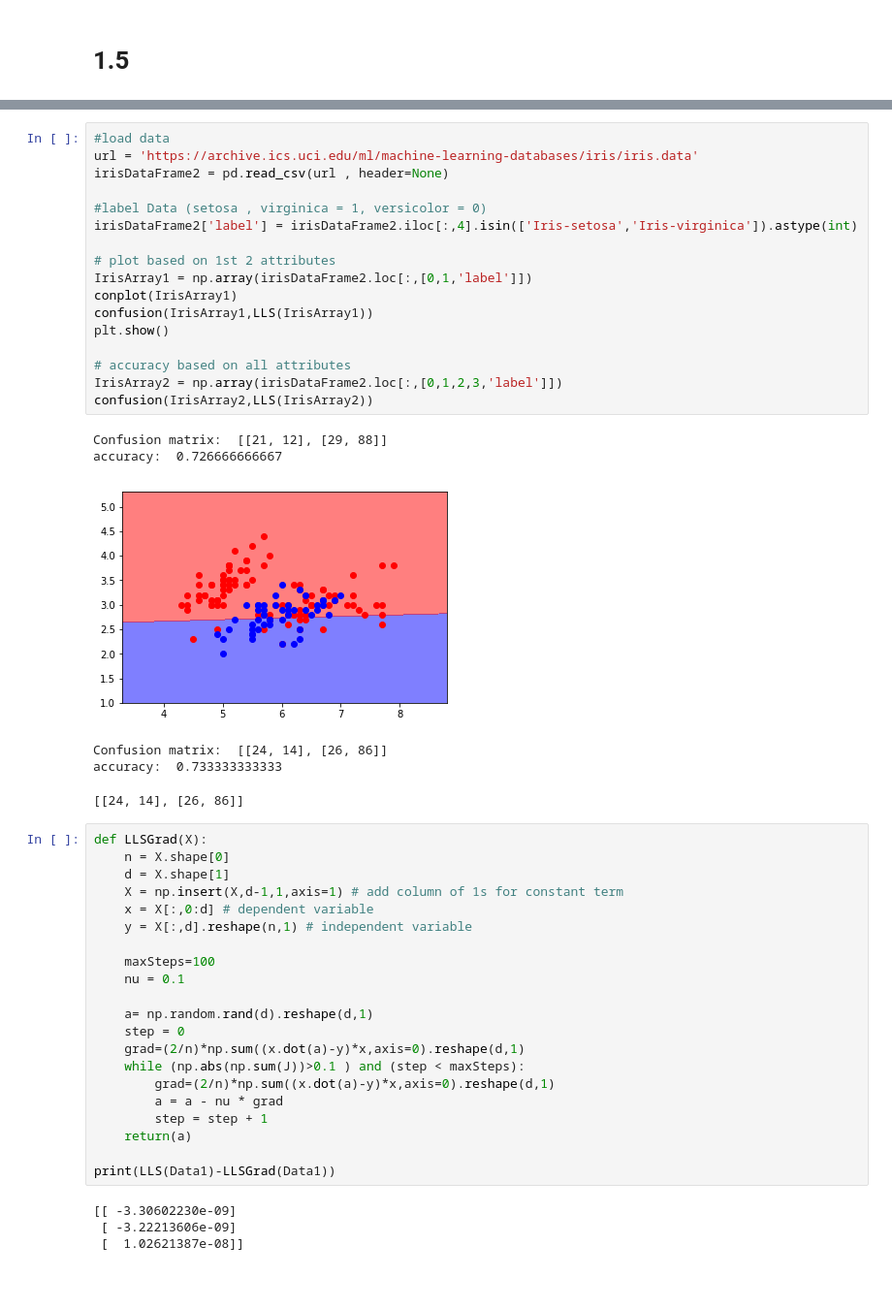
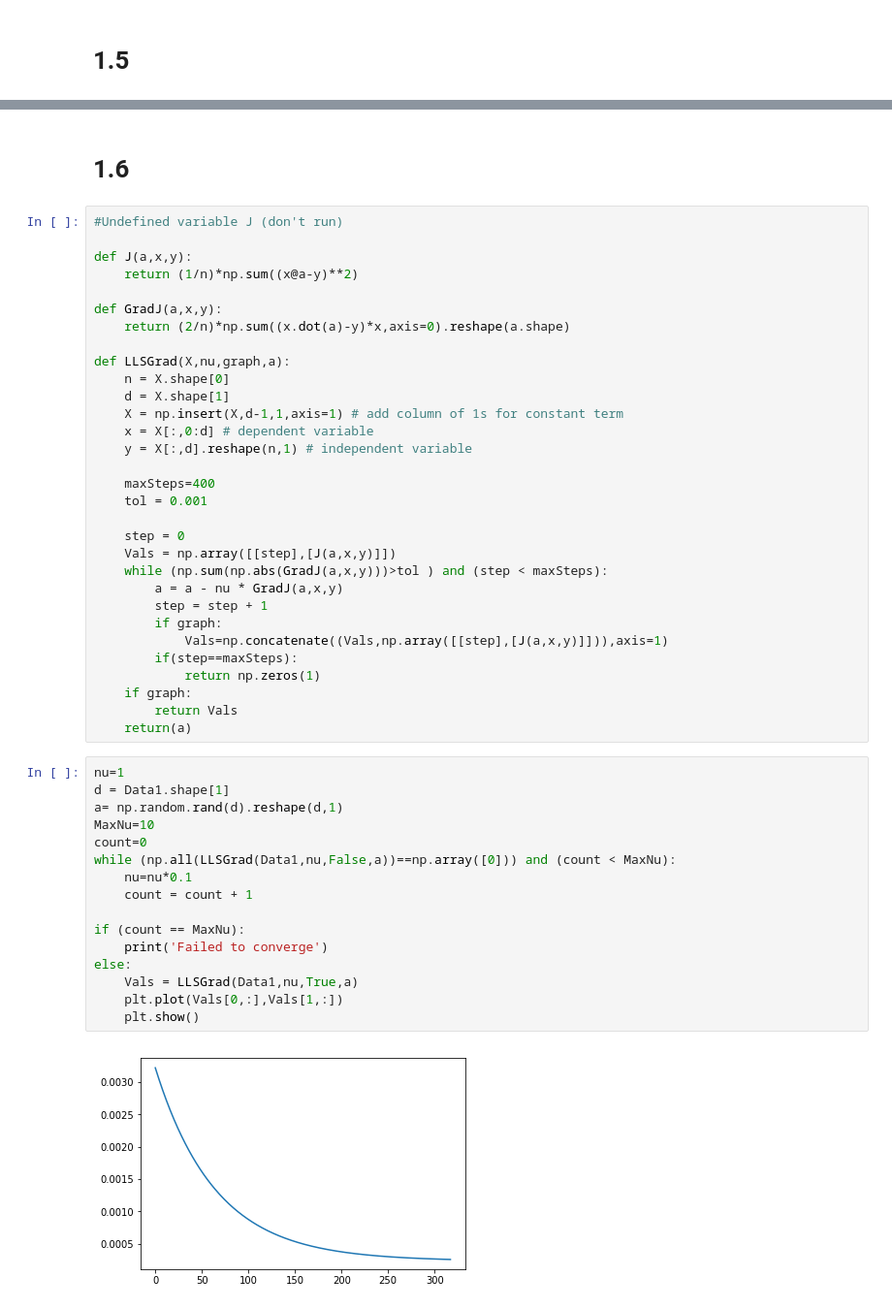
Before and after one commit to libbylb/Machine-Learning-Practical-Lab, a Jupyter notebook: Sheet 1.ipynb, the cells around one changed output, grey strips where cells are left out. Shown at 97% size. Drawn from its saved outputs; the diff is of its cells as text; blank space fills up the shorter version.

```diff
--- a/Sheet 1.ipynb
+++ b/Sheet 1.ipynb
@@ -178,52 +180,54 @@ confusion(IrisArray2,LLS(IrisArray2))
 Confusion matrix:  [[50, 0], [0, 100]]
 accuracy:  1.0
 [[50, 0], [0, 100]]
-# %%
-#load data
-url = 'https://archive.ics.uci.edu/ml/machine-learning-databases/iris/iris.data'
-irisDataFrame2 = pd.read_csv(url , header=None)
-
-#label Data (setosa , virginica = 1, versicolor = 0)
-irisDataFrame2['label'] = irisDataFrame2.iloc[:,4].isin(['Iris-setosa','Iris-virginica']).astype(int)
-
-# plot based on 1st 2 attributes
-IrisArray1 = np.array(irisDataFrame2.loc[:,[0,1,'label']])
-conplot(IrisArray1)
-confusion(IrisArray1,LLS(IrisArray1))
-plt.show()
-
-# accuracy based on all attributes
-IrisArray2 = np.array(irisDataFrame2.loc[:,[0,1,2,3,'label']])
-confusion(IrisArray2,LLS(IrisArray2))
-# %% [output]
-Confusion matrix:  [[21, 12], [29, 88]]
-accuracy:  0.726666666667
-[figure, removed]
-Confusion matrix:  [[24, 14], [26, 86]]
-accuracy:  0.733333333333
-[[24, 14], [26, 86]]
+# %% [markdown]
+# 1.6
 # %%
-def LLSGrad(X):
+#Undefined variable J (don't run)
+
+def J(a,x,y):
+    return (1/n)*np.sum((x@a-y)**2)
+
+def GradJ(a,x,y):
+    return (2/n)*np.sum((x.dot(a)-y)*x,axis=0).reshape(a.shape)
+
+def LLSGrad(X,nu,graph,a):
     n = X.shape[0]
     d = X.shape[1]
     X = np.insert(X,d-1,1,axis=1) # add column of 1s for constant term
     x = X[:,0:d] # dependent variable
     y = X[:,d].reshape(n,1) # independent variable
 
-    maxSteps=100
-    nu = 0.1
+    maxSteps=400
+    tol = 0.001
 
-    a= np.random.rand(d).reshape(d,1)
     step = 0
-    grad=(2/n)*np.sum((x.dot(a)-y)*x,axis=0).reshape(d,1)
-    while (np.abs(np.sum(J))>0.1 ) and (step < maxSteps):
-        grad=(2/n)*np.sum((x.dot(a)-y)*x,axis=0).reshape(d,1)
-        a = a - nu * grad
+    Vals = np.array([[step],[J(a,x,y)]])
+    while (np.sum(np.abs(GradJ(a,x,y)))>tol ) and (step < maxSteps):
+        a = a - nu * GradJ(a,x,y)
         step = step + 1
+        if graph:
+            Vals=np.concatenate((Vals,np.array([[step],[J(a,x,y)]])),axis=1)
+        if(step==maxSteps):
+            return np.zeros(1)
+    if graph:
+        return Vals
     return(a)
-
-print(LLS(Data1)-LLSGrad(Data1))
-# %% [output]
-[[ -3.30602230e-09]
- [ -3.22213606e-09]
- [  1.02621387e-08]]
+# %%
+nu=1
+d = Data1.shape[1]
+a= np.random.rand(d).reshape(d,1)
+MaxNu=10
+count=0
+while (np.all(LLSGrad(Data1,nu,False,a))==np.array([0])) and (count < MaxNu):
+    nu=nu*0.1
+    count = count + 1
+
+if (count == MaxNu):
+    print('Failed to converge')
+else:
+    Vals = LLSGrad(Data1,nu,True,a)
+    plt.plot(Vals[0,:],Vals[1,:])
+    plt.show()
+# %% [output]
+[figure, added]
```
Also changed, not shown: parts of 16 cells of this notebook.
